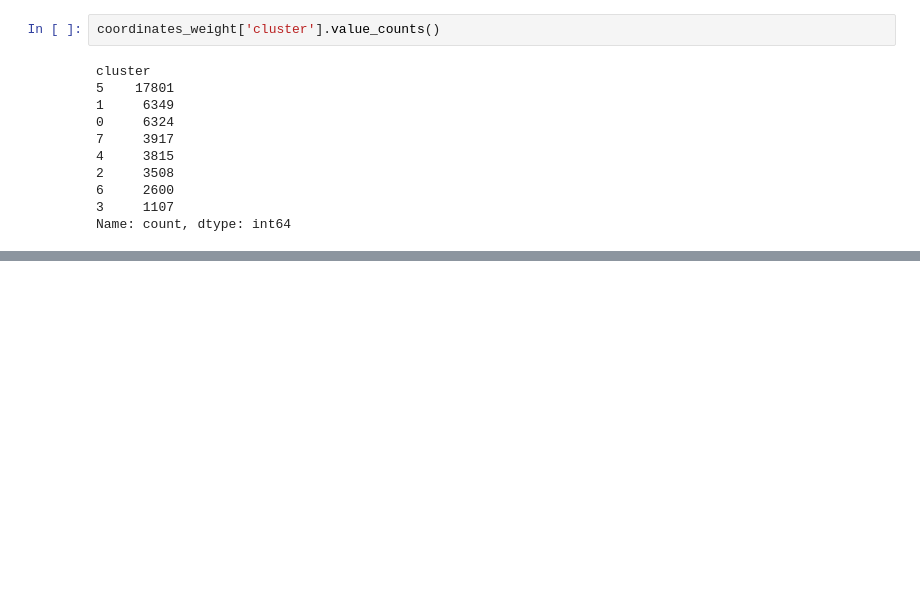
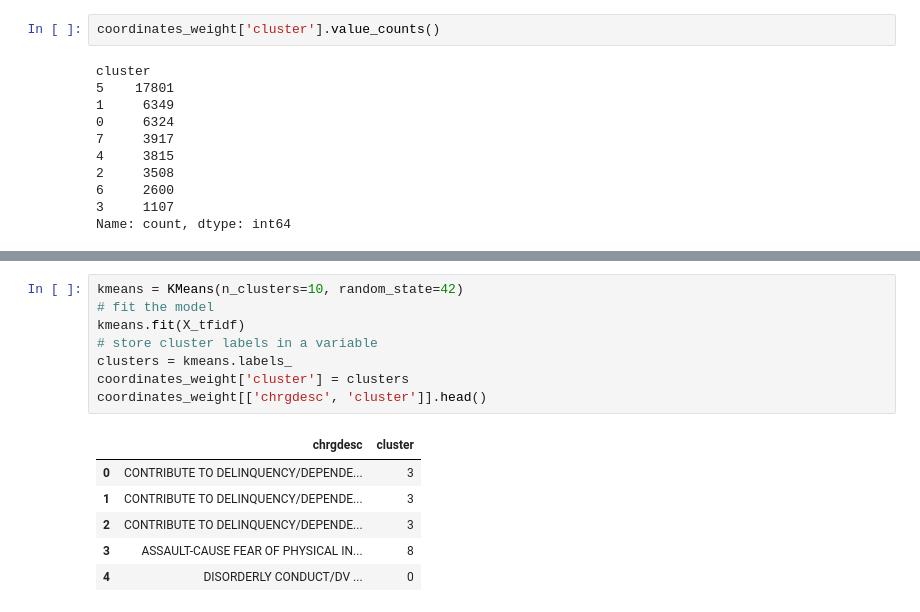
Before and after one commit to bkdevart/hackathon_safe_route, a Jupyter notebook: data_eda.ipynb, the cells around one changed output, grey strips where cells are left out. Saved outputs shown, nothing was run; the diff lists cells and outputs as text; blank space fills up the shorter version.

```diff
--- a/data_eda.ipynb
+++ b/data_eda.ipynb
@@ -320,0 +338,15 @@ Name: count, dtype: int64
+# %%
+kmeans = KMeans(n_clusters=10, random_state=42)
+# fit the model
+kmeans.fit(X_tfidf)
+# store cluster labels in a variable
+clusters = kmeans.labels_
+coordinates_weight['cluster'] = clusters
+coordinates_weight[['chrgdesc', 'cluster']].head()
+# %% [output]
+|  | chrgdesc | cluster |
+| 0 | CONTRIBUTE TO DELINQUENCY/DEPENDE... | 3 |
+| 1 | CONTRIBUTE TO DELINQUENCY/DEPENDE... | 3 |
+| 2 | CONTRIBUTE TO DELINQUENCY/DEPENDE... | 3 |
+| 3 | ASSAULT-CAUSE FEAR OF PHYSICAL IN... | 8 |
+| 4 | DISORDERLY CONDUCT/DV ... | 0 |
```
Also changed, not shown: parts of 8 cells of this notebook, 1 other file.
